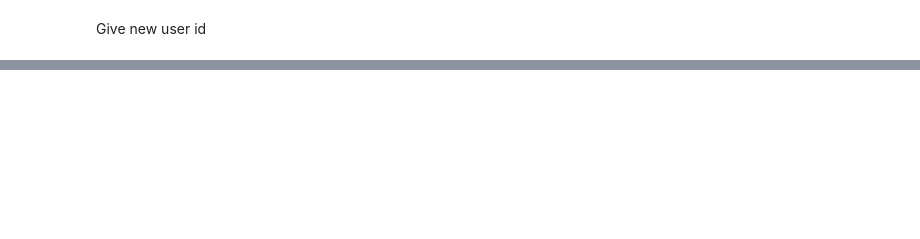
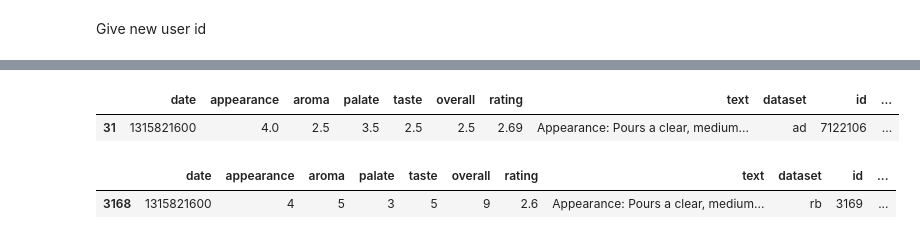
Before and after one commit to epfl-ada/ada-2024-project-abracadabra, a Jupyter notebook: data/1dataset_matt.ipynb, the cells around one changed output, grey strips where cells are left out. Saved outputs shown, nothing was run; the diff lists cells and outputs as text; code cells hidden in the pictures; blank space fills up the shorter version.

```diff
--- a/data/1dataset_matt.ipynb
+++ b/data/1dataset_matt.ipynb
@@ -889,0 +739,8 @@ breweries_advocate.head()
+# %%
+display(ratings_advocate_matched[ratings_advocate_matched['matched']==3169])
+display(ratings_ratebeer_matched[ratings_ratebeer_matched['id']==3169])
+# %% [output]
+|  | date | appearance | aroma | palate | taste | overall | rating | text | dataset | id | ... |
+| 31 | 1315821600 | 4.0 | 2.5 | 3.5 | 2.5 | 2.5 | 2.69 | Appearance: Pours a clear, medium... | ad | 7122106 | ... |
+|  | date | appearance | aroma | palate | taste | overall | rating | text | dataset | id | ... |
+| 3168 | 1315821600 | 4 | 5 | 3 | 5 | 9 | 2.6 | Appearance: Pours a clear, medium... | rb | 3169 | ... |
```
Also changed, not shown: parts of 45 cells of this notebook.
